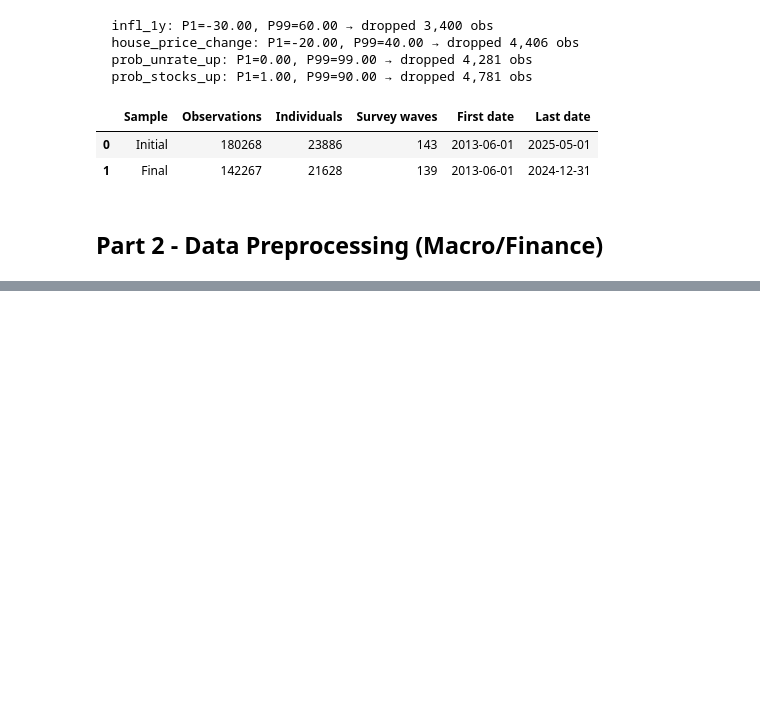
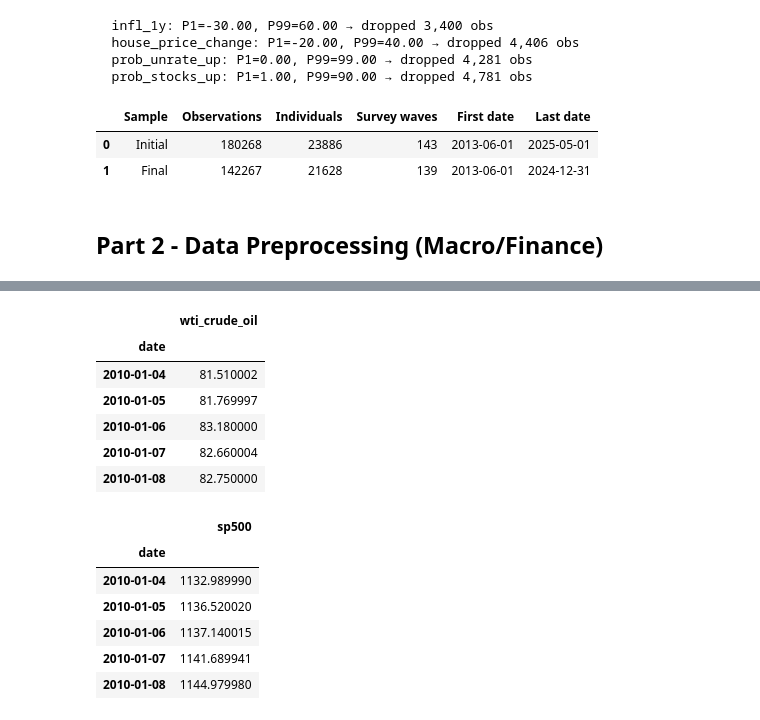
Before and after one commit to MHS17-NHH/FIE463-V26, a Jupyter notebook: data/solution.ipynb, the cells around one changed output, grey strips where cells are left out. Cells and saved outputs as stored; diff of their text form; code cells hidden in the pictures; blank space fills up the shorter version.

```diff
--- a/data/solution.ipynb
+++ b/data/solution.ipynb
@@ -168,0 +179,25 @@ display(summary)
+# %%
+# Yahoo finance data: Previously downloaded in Python
+
+DATA_PATH = "./data"
+
+wti   = pd.read_csv(f'{DATA_PATH}/wti_crude_oil.csv', parse_dates=['date'], index_col='date')
+sp500 = pd.read_csv(f'{DATA_PATH}/sp500.csv', parse_dates=['date'], index_col='date')
+
+display(wti.head())
+display(sp500.head())
+# %% [output]
+|  | wti_crude_oil |
+| date |  |
+| 2010-01-04 | 81.510002 |
+| 2010-01-05 | 81.769997 |
+| 2010-01-06 | 83.180000 |
+| 2010-01-07 | 82.660004 |
+| 2010-01-08 | 82.750000 |
+|  | sp500 |
+| date |  |
+| 2010-01-04 | 1132.989990 |
+| 2010-01-05 | 1136.520020 |
+| 2010-01-06 | 1137.140015 |
+| 2010-01-07 | 1141.689941 |
+| 2010-01-08 | 1144.979980 |
```
Also changed, not shown: parts of 7 cells of this notebook, 2 other files.
